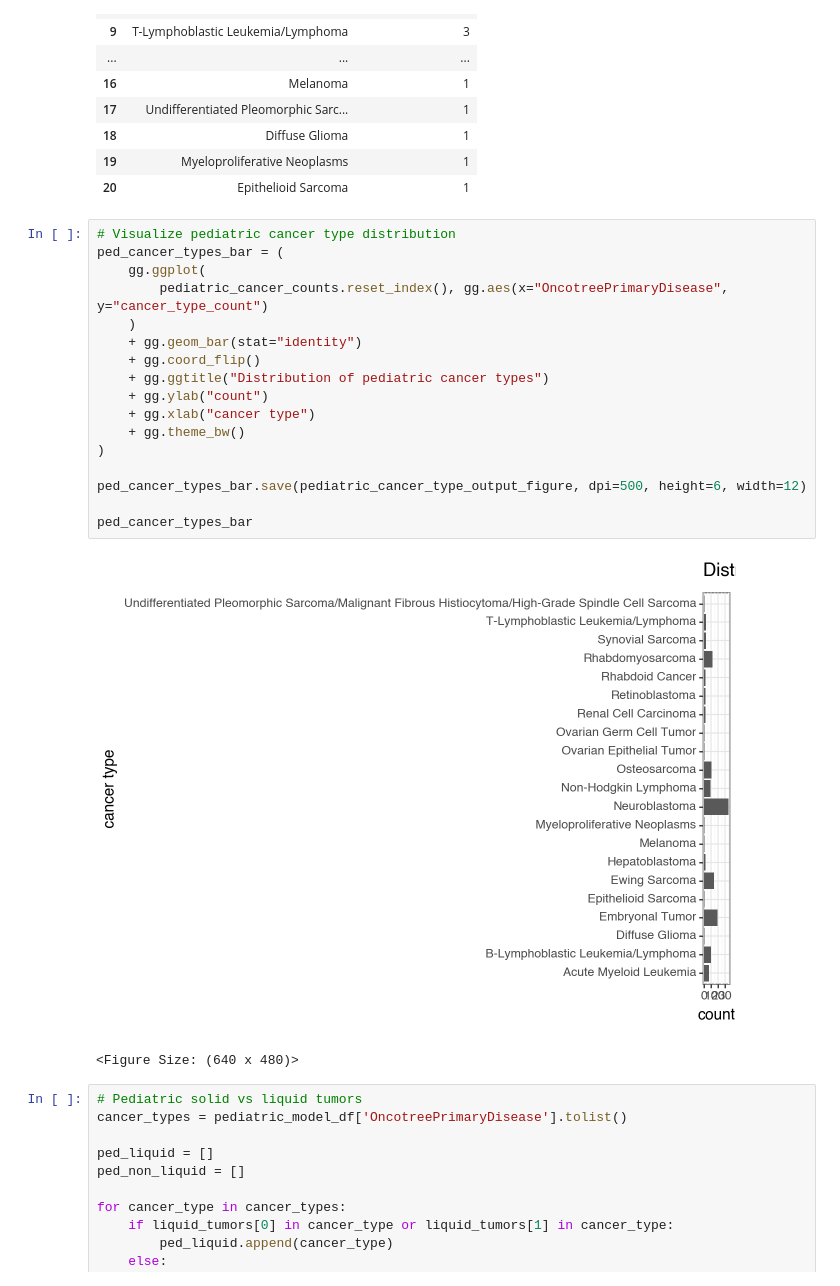
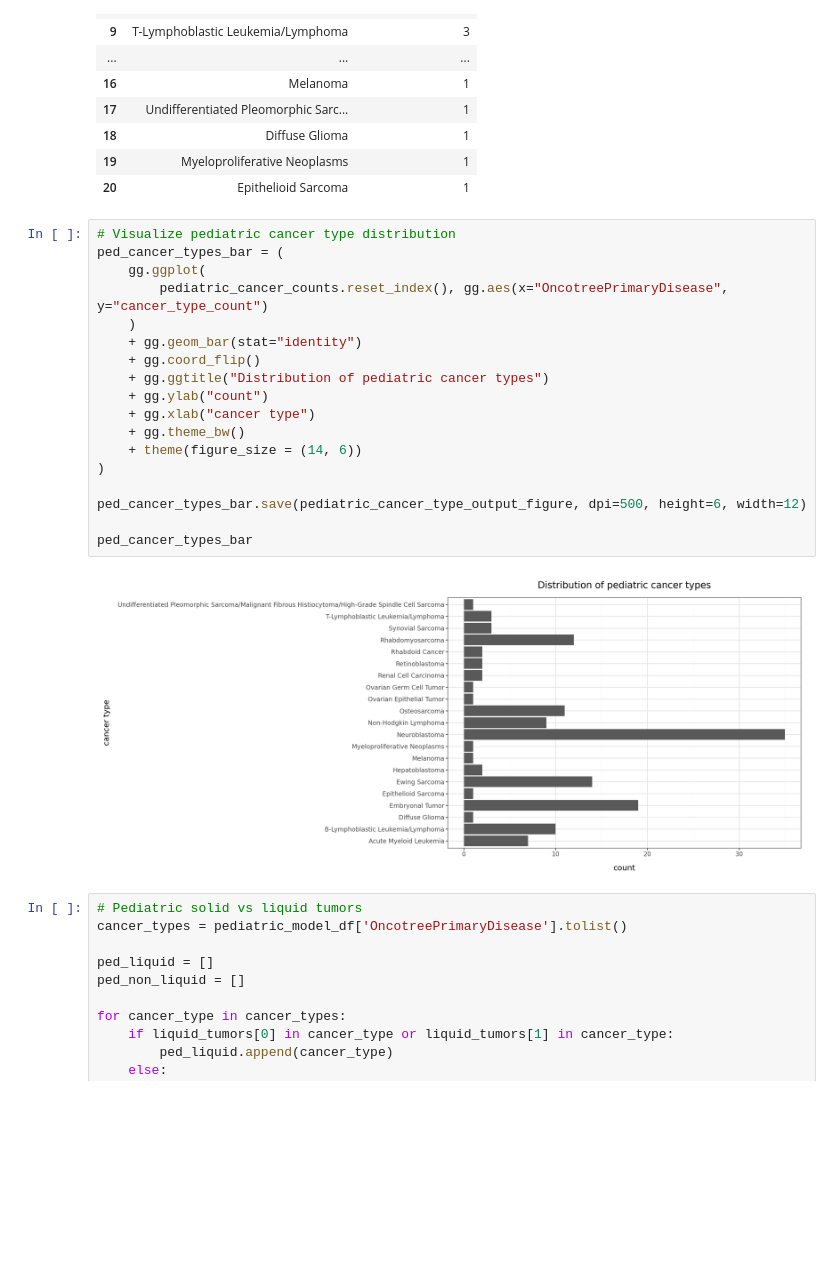
Before and after one commit to WayScience/gene_dependency_representations, a Jupyter notebook: 1.data-exploration/1.model_data_visualization.ipynb, the cells around one changed output. Saved outputs shown, nothing was run; the diff lists cells and outputs as text; blank space fills up the shorter version.

Commit message:
Graphs and bugs

```diff
--- a/1.data-exploration/1.model_data_visualization.ipynb
+++ b/1.data-exploration/1.model_data_visualization.ipynb
@@ -285,23 +300,23 @@ pediatric_cancer_counts
 # %%
 # Visualize pediatric cancer type distribution
 ped_cancer_types_bar = (
     gg.ggplot(
         pediatric_cancer_counts.reset_index(), gg.aes(x="OncotreePrimaryDisease", y="cancer_type_count")
     )
     + gg.geom_bar(stat="identity")
     + gg.coord_flip()
     + gg.ggtitle("Distribution of pediatric cancer types")
     + gg.ylab("count")
     + gg.xlab("cancer type")
     + gg.theme_bw()
+    + theme(figure_size = (14, 6))
 )
 
 ped_cancer_types_bar.save(pediatric_cancer_type_output_figure, dpi=500, height=6, width=12)
 
 ped_cancer_types_bar
 # %% [output]
-[figure, old version]
+[figure, new version]
-<Figure Size: (640 x 480)>
 # %%
 # Pediatric solid vs liquid tumors
 cancer_types = pediatric_model_df['OncotreePrimaryDisease'].tolist()
```
Also changed, not shown: parts of 7 cells of this notebook, 18 other files.
